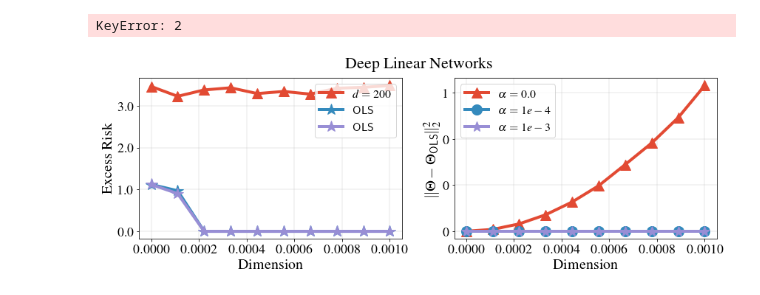
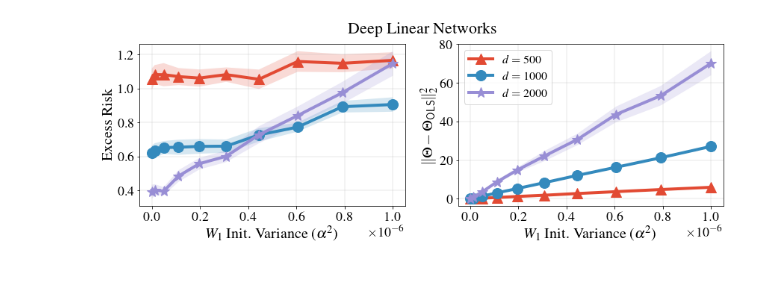
Before and after one commit to niladri-chatterji/benign-deep-linear, a Jupyter notebook: notebooks/linear_alpha_scaling.ipynb, the cells around one changed output. Drawn from its saved outputs; the diff is of its cells as text; code cells hidden in the pictures.

Commit message:
newest plots

```diff
--- a/notebooks/linear_alpha_scaling.ipynb
+++ b/notebooks/linear_alpha_scaling.ipynb
@@ -44,9 +29,9 @@ average_risk = np.zeros((len(keys),len(alphas)))
 average_risk_ols = np.zeros((len(keys),len(alphas)))
 average_training_loss = np.zeros((len(keys),len(alphas)))
 
-std_distance = np.zeros((len(keys),len(alphas)))
-std_risk = np.zeros((len(keys),len(alphas)))
-std_risk_ols = np.zeros((len(keys),len(alphas)))
+ci_distance = np.zeros((len(keys),len(alphas)))
+ci_risk = np.zeros((len(keys),len(alphas)))
+ci_risk_ols = np.zeros((len(keys),len(alphas)))
 
 
 for i in range(len(keys)):
@@ -58,11 +43,9 @@ for i in range(len(keys)):
         average_training_loss[i,j] = np.mean(results[keys[i]][j]['training_loss'])
 
         # Calculate standard deviations
-        std_distance[i,j] = np.std(results[keys[i]][j]['distance'])
-        std_risk[i,j] = np.std(results[keys[i]][j]['risk'])
-        std_risk_ols[i,j] = np.std(results[keys[i]][j]['risk_ols'])
+        ci_distance[i,j] = 1.96*np.std(results[keys[i]][j]['distance'],ddof=1)/np.sqrt(len(results[keys[i]][j]['distance']))
+        ci_risk[i,j] = 1.96*np.std(results[keys[i]][j]['risk'],ddof=1)/np.sqrt(len(results[keys[i]][j]['risk']))
+        ci_risk_ols[i,j] = 1.96*np.std(results[keys[i]][j]['risk_ols'],ddof=1)/np.sqrt(len(results[keys[i]][j]['risk_ols']))
-# %% [output]
-KeyError: 2
 # %%
 import seaborn as sns
 import matplotlib
@@ -98,44 +81,52 @@ ax2.set_facecolor("#e1ddbf")
 plt.locator_params(axis="y", nbins=6)
 
 
-ax1.plot(alphas,average_risk[0,:],'^',markersize = 14,markevery=1,linewidth=4,label=r'$d=200$',linestyle='solid')
-#ax1.plot(alphas,average_risk[3,:],'o',markersize = 14,markevery=1,linewidth=4,label=r'$\alpha=1e-4$',linestyle='solid')
-#ax1.plot(alphas,average_risk[2,:],'*',markersize = 14,markevery=1,linewidth=4,label=r'$\alpha=1e-3$',linestyle='solid')
-ax1.plot(alphas,average_risk[1,:],'*',markersize = 16,markevery=1,linewidth=4,label=r'$\mathsf{OLS}$',linestyle='solid')
-ax1.plot(alphas,average_risk_ols[1,:],'*',markersize = 16,markevery=1,linewidth=4,label=r'$\mathsf{OLS}$',linestyle='solid')
+ax1.plot(np.array(alphas)**2,average_risk[0,:],'^',markersize = 14,markevery=1,linewidth=4,label=r'$d=500$',linestyle='solid')
+ax1.fill_between(np.array(alphas)**2,average_risk[0,:]-ci_risk[0,:],average_risk[0,:]+ci_risk[0,:], alpha=.2)
+ax1.plot(np.array(alphas)**2,average_risk[1,:],'o',markersize = 14,markevery=1,linewidth=4,label=r'$d=1000$',linestyle='solid')
+ax1.fill_between(np.array(alphas)**2,average_risk[1,:]-ci_risk[1,:],average_risk[1,:]+ci_risk[1,:], alpha=.2)
+ax1.plot(np.array(alphas)**2,average_risk[2,:],'*',markersize = 14,markevery=1,linewidth=4,label=r'$d=2000$',linestyle='solid')
+ax1.fill_between(np.array(alphas)**2,average_risk[2,:]-ci_risk[2,:],average_risk[2,:]+ci_risk[2,:], alpha=.2)
 
 
 
-ax2.plot(alphas,average_distance[0,:],'^',markersize = 14,markevery=1,linewidth=4,label=r'$\alpha=0.0$',linestyle='solid')
-ax2.plot(alphas,average_distance[3,:],'o',markersize = 14,markevery=1,linewidth=4,label=r'$\alpha=1e-4$',linestyle='solid')
-ax2.plot(alphas,average_distance[2,:],'*',markersize = 14,markevery=1,linewidth=4,label=r'$\alpha=1e-3$',linestyle='solid')
+
+
+
+
+ax2.plot(np.array(alphas)**2,average_distance[0,:],'^',markersize = 14,markevery=1,linewidth=4,label=r'$d=500$',linestyle='solid')
+ax2.fill_between(np.array(alphas)**2,average_distance[0,:]-ci_distance[0,:],average_distance[0,:]+ci_distance[0,:], alpha=.2)
+ax2.plot(np.array(alphas)**2,average_distance[1,:],'o',markersize = 14,markevery=1,linewidth=4,label=r'$d=1000$',linestyle='solid')
+ax2.fill_between(np.array(alphas)**2,average_distance[1,:]-ci_distance[1,:],average_distance[1,:]+ci_distance[1,:], alpha=.2)
+ax2.plot(np.array(alphas)**2,average_distance[2,:],'*',markersize = 14,markevery=1,linewidth=4,label=r'$d=2000$',linestyle='solid')
+ax2.fill_between(np.array(alphas)**2,average_distance[2,:]-ci_distance[2,:],average_distance[2,:]+ci_distance[2,:], alpha=.2)
 
 
 
 ax1.set_facecolor('white')
 ax2.set_facecolor('white')
 ax1.grid(True, linewidth=0.3)
 ax2.grid(True, linewidth=0.3)
 
-ax1.set_xlabel('Dimension',size=20)
-ax2.set_xlabel('Dimension',size=20)
+ax1.set_xlabel(r'$W_1$ Init. Variance ($\alpha^2$)',size=20)
+ax2.set_xlabel(r'$W_1$ Init. Variance ($\alpha^2$)',size=20)
 #ax1.set_xticks([0, 1, 2, 3, 4, 5])
 
 #ax1.set_ylim(60, 69)
 #ax2.set_ylim(60, 69)
 
 fig.suptitle(r'Deep Linear Networks', fontsize=22)
 ax1.set_ylabel("Excess Risk",size=20)
 ax2.set_ylabel(r'$\|\Theta - \Theta_{\mathsf{OLS}}\|_2^2$',size=20)
 #ax1.set_title("Test Error vs. Importance Weight " r'$(w=\tau^{\rho})$',size=18)
 handles1, labels1 = ax1.get_legend_handles_labels()
 handles2, labels2 = ax2.get_legend_handles_labels()
 #handles = [handles[1], handles[2], handles[0]]
 #labels = [labels[1], labels[2], labels[0]]
-ax1.legend(handles1, labels1, loc='upper right',prop={'size': 16},facecolor='white')
+#ax1.legend(handles1, labels1, loc='lower right',prop={'size': 16},facecolor='white')
 ax2.legend(handles2, labels2, loc='upper left',prop={'size': 16},facecolor='white')
 #ax1.legend(loc='best',prop={'size': 12},facecolor='white')
-plt.savefig('scaling_d.png', bbox_inches='tight',dpi=1000)
+plt.savefig('scaling_alpha.png', bbox_inches='tight',dpi=1000)
 plt.show()
 # %% [output]
-[figure, old version]
+[figure, new version]
```
Also changed, not shown: parts of 1 cell of this notebook, 3 other files.
